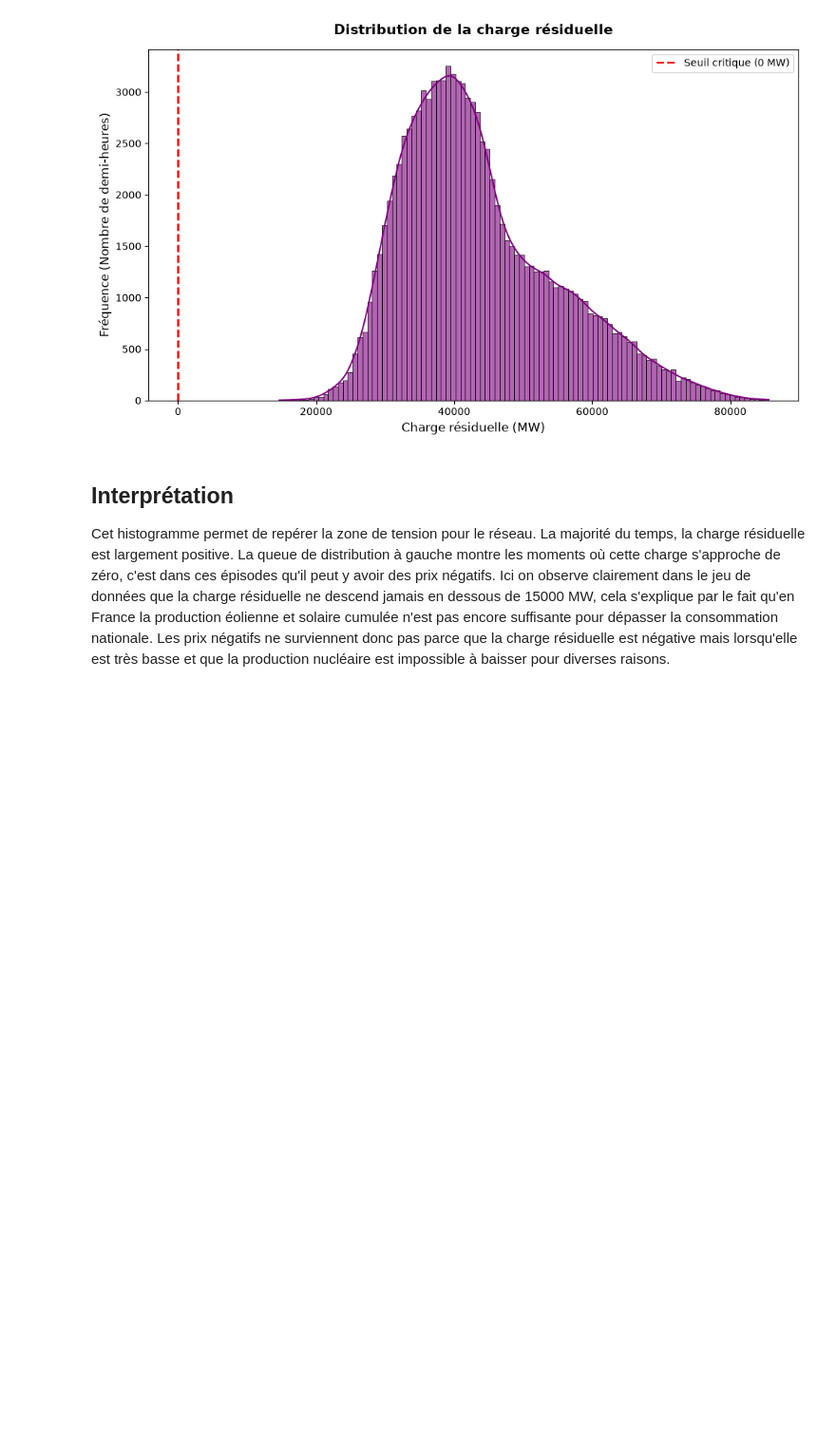
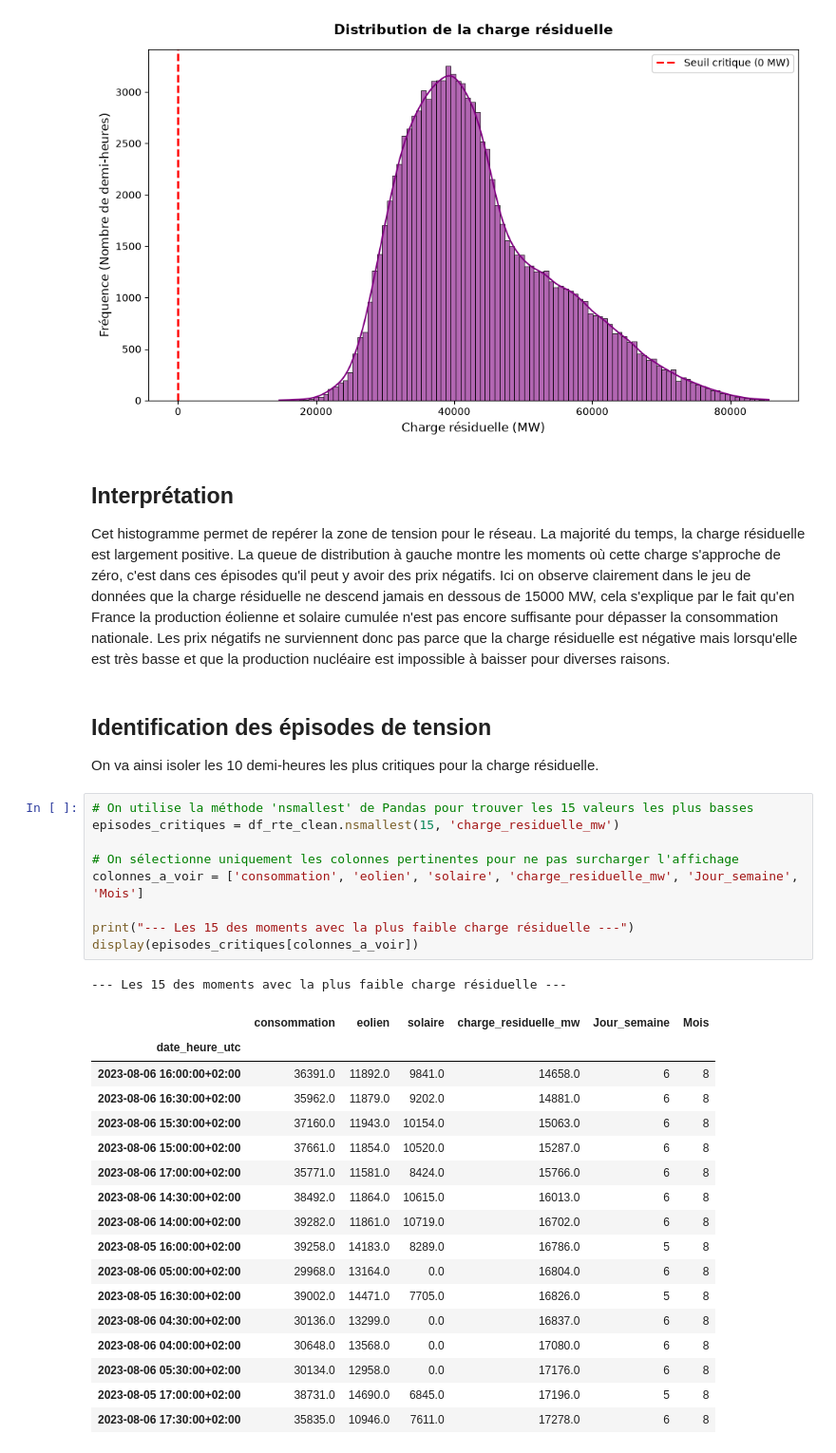
Before and after one commit to Elyes-Belhassen/meteo-energies-renouvelables-france, a Jupyter notebook: analyse_rte.ipynb, the cells around one changed output. Shown at 95% size. Cells and saved outputs as stored; diff of their text form; blank space fills up the shorter version.

```diff
--- a/analyse_rte.ipynb
+++ b/analyse_rte.ipynb
@@ -198,3 +198,35 @@ plt.show()
 ## Interprétation
 
 Cet histogramme permet de repérer la zone de tension pour le réseau. La majorité du temps, la charge résiduelle est largement positive. La queue de distribution à gauche montre les moments où cette charge s'approche de zéro, c'est dans ces épisodes qu'il peut y avoir des prix négatifs. Ici on observe clairement dans le jeu de données que la charge résiduelle ne descend jamais en dessous de 15000 MW, cela s'explique par le fait qu'en France la production éolienne et solaire cumulée n'est pas encore suffisante pour dépasser la consommation nationale. Les prix négatifs ne surviennent donc pas parce que la charge résiduelle est négative mais lorsqu'elle est très basse et que la production nucléaire est impossible à baisser pour diverses raisons.
+# %% [markdown]
+## Identification des épisodes de tension
+
+On va ainsi isoler les 10 demi-heures les plus critiques pour la charge résiduelle.
+# %%
+# On utilise la méthode 'nsmallest' de Pandas pour trouver les 15 valeurs les plus basses
+episodes_critiques = df_rte_clean.nsmallest(15, 'charge_residuelle_mw')
+
+# On sélectionne uniquement les colonnes pertinentes pour ne pas surcharger l'affichage
+colonnes_a_voir = ['consommation', 'eolien', 'solaire', 'charge_residuelle_mw', 'Jour_semaine', 'Mois']
+
+print("--- Les 15 des moments avec la plus faible charge résiduelle ---")
+display(episodes_critiques[colonnes_a_voir])
+# %% [output]
+--- Les 15 des moments avec la plus faible charge résiduelle ---
+|  | consommation | eolien | solaire | charge_residuelle_mw | Jour_semaine | Mois |
+| date_heure_utc |  |  |  |  |  |  |
+| 2023-08-06 16:00:00+02:00 | 36391.0 | 11892.0 | 9841.0 | 14658.0 | 6 | 8 |
+| 2023-08-06 16:30:00+02:00 | 35962.0 | 11879.0 | 9202.0 | 14881.0 | 6 | 8 |
+| 2023-08-06 15:30:00+02:00 | 37160.0 | 11943.0 | 10154.0 | 15063.0 | 6 | 8 |
+| 2023-08-06 15:00:00+02:00 | 37661.0 | 11854.0 | 10520.0 | 15287.0 | 6 | 8 |
+| 2023-08-06 17:00:00+02:00 | 35771.0 | 11581.0 | 8424.0 | 15766.0 | 6 | 8 |
+| 2023-08-06 14:30:00+02:00 | 38492.0 | 11864.0 | 10615.0 | 16013.0 | 6 | 8 |
+| 2023-08-06 14:00:00+02:00 | 39282.0 | 11861.0 | 10719.0 | 16702.0 | 6 | 8 |
+| 2023-08-05 16:00:00+02:00 | 39258.0 | 14183.0 | 8289.0 | 16786.0 | 5 | 8 |
+| 2023-08-06 05:00:00+02:00 | 29968.0 | 13164.0 | 0.0 | 16804.0 | 6 | 8 |
+| 2023-08-05 16:30:00+02:00 | 39002.0 | 14471.0 | 7705.0 | 16826.0 | 5 | 8 |
+| 2023-08-06 04:30:00+02:00 | 30136.0 | 13299.0 | 0.0 | 16837.0 | 6 | 8 |
+| 2023-08-06 04:00:00+02:00 | 30648.0 | 13568.0 | 0.0 | 17080.0 | 6 | 8 |
+| 2023-08-06 05:30:00+02:00 | 30134.0 | 12958.0 | 0.0 | 17176.0 | 6 | 8 |
+| 2023-08-05 17:00:00+02:00 | 38731.0 | 14690.0 | 6845.0 | 17196.0 | 5 | 8 |
+| 2023-08-06 17:30:00+02:00 | 35835.0 | 10946.0 | 7611.0 | 17278.0 | 6 | 8 |
```
Also changed, not shown: parts of 1 cell of this notebook.
